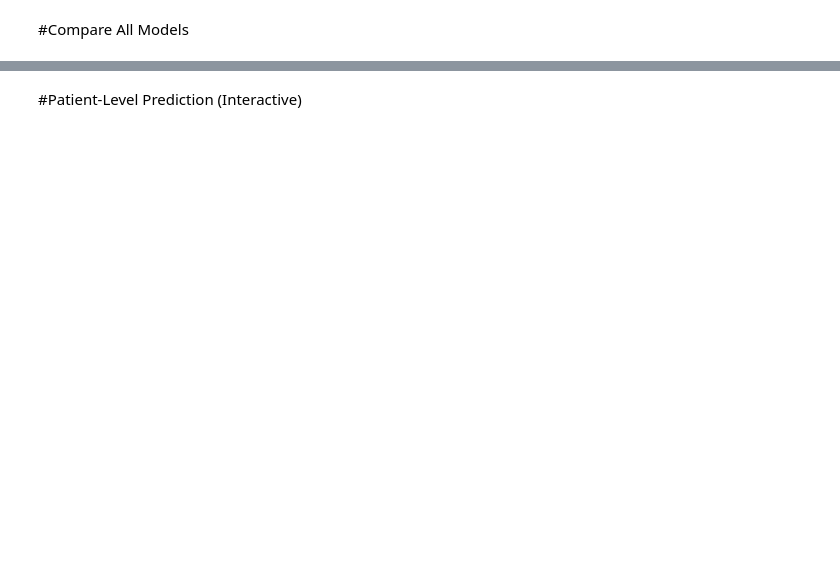
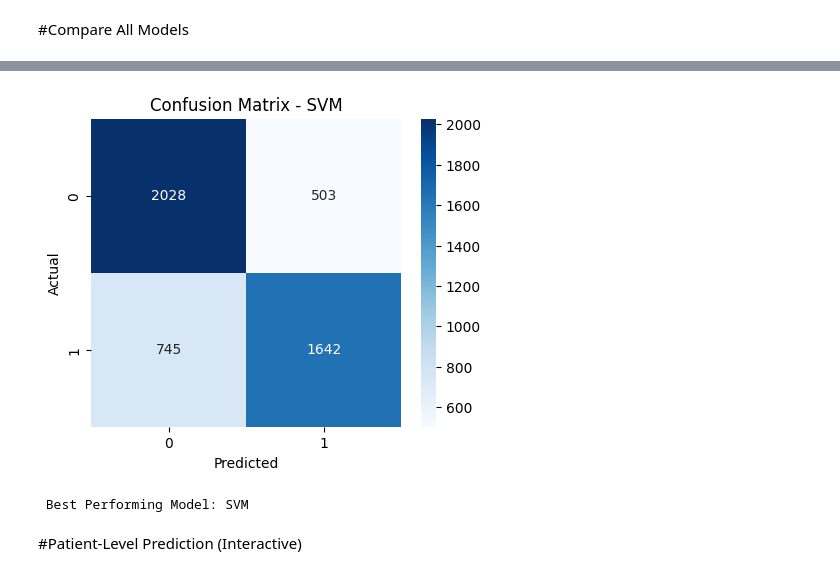
Before and after one commit to Madhu2s6361/Cardiovascular-Disease-Prediction, a Jupyter notebook: Project_1_Cardiovascular_Disease_Prediction.ipynb, the cells around one changed output, grey strips where cells are left out. Cells and saved outputs as stored; diff of their text form; code cells hidden in the pictures; blank space fills up the shorter version.

```diff
--- a/Project_1_Cardiovascular_Disease_Prediction.ipynb
+++ b/Project_1_Cardiovascular_Disease_Prediction.ipynb
@@ -334,19 +652,32 @@ print(f"Best performing model: {best_model_name}")
 # %%
 # Confusion Matrix for Best Model
-best_model_name = results_df.iloc[0,0]
+best_model_name = results.iloc[0,0]
+
+# Define a dictionary to hold the trained models
+models = {
+    "Logistic Regression": lr,
+    "KNN": knn,
+    "SVM": svm,
+    "Decision Tree": dt,
+    "Random Forest": rf
+}
+
 best_model = models[best_model_name]
 
 y_pred_best = best_model.predict(x_test)
 cm = confusion_matrix(y_test, y_pred_best)
 
 plt.figure(figsize=(5,4))
 sns.heatmap(cm, annot=True, fmt='d', cmap="Blues")
 plt.title(f"Confusion Matrix - {best_model_name}")
 plt.xlabel("Predicted")
 plt.ylabel("Actual")
 plt.show()
 
 print(f"\n Best Performing Model: {best_model_name}")
+# %% [output]
+[figure, added]
+ Best Performing Model: SVM
 # %% [markdown]
 #Patient-Level Prediction (Interactive)
 # %%
```
Also changed, not shown: parts of 65 cells of this notebook.
